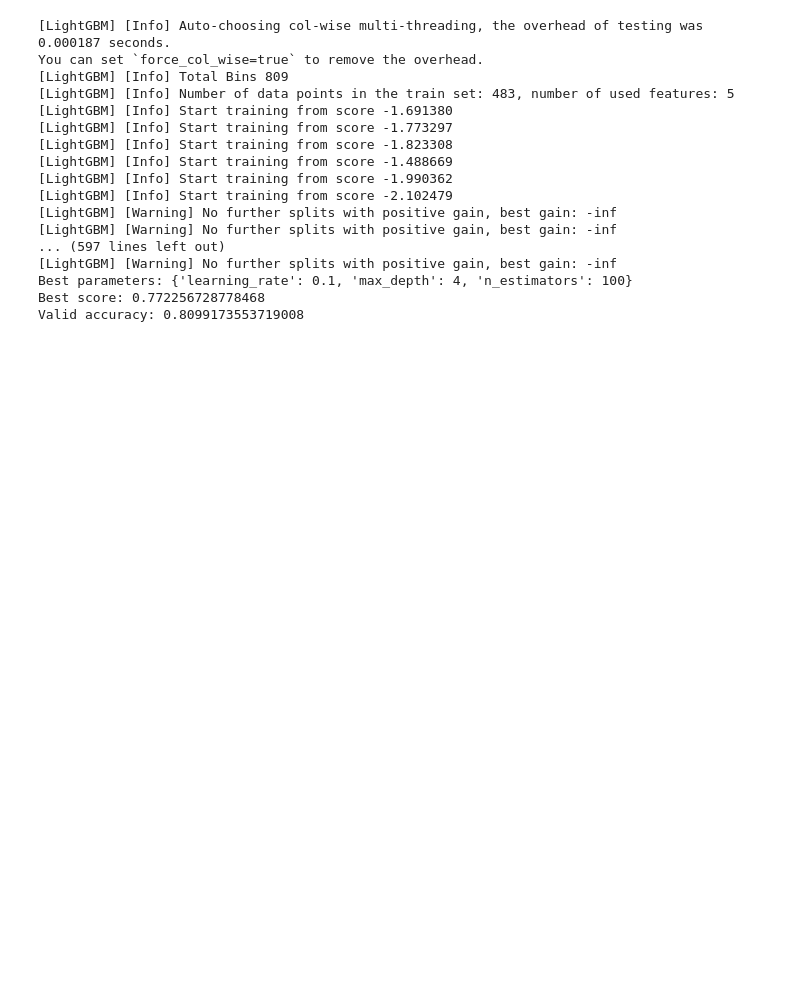
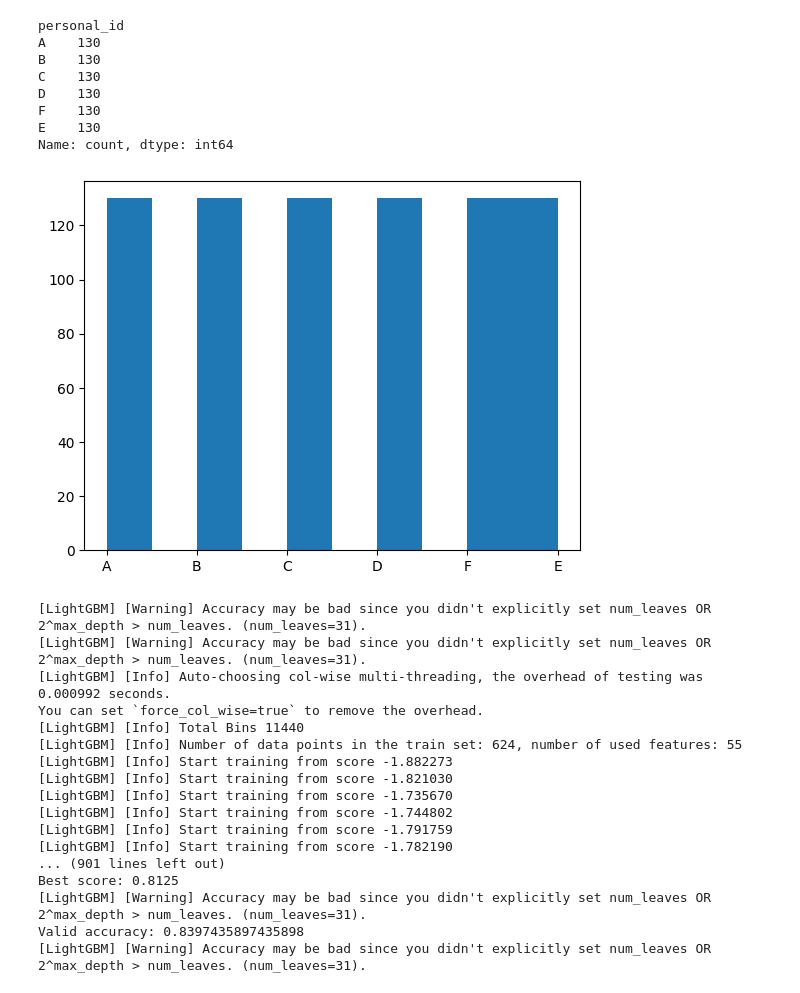
Before and after one commit to tsyu12345/Rikkyo-OpenHouseComp, a Jupyter notebook: 1008-2.ipynb, the cells around one changed output. Saved outputs shown, nothing was run; the diff lists cells and outputs as text; code cells hidden in the pictures; blank space fills up the shorter version.

```diff
--- a/1008-2.ipynb
+++ b/1008-2.ipynb
@@ -9,20 +9,38 @@ from imblearn.over_sampling import SMOTE
 # %%
 train_data = pd.read_csv("./dataset/train_Mod.csv")
 test_data = pd.read_csv("./dataset/test.csv")
 
 # 外れ値の除去
 # 外れ値を削除
 train_data = train_data[train_data['knee_depth'] < 17.5]
 train_data = train_data[train_data['jump_height'] < 80]
 
 # 欠損値を持つ行を削除
 train_data = train_data.dropna()
 
 #最初の６列をXとして格納
 X = train_data.iloc[:, 1:6]
 X_test = train_data.iloc[:, 1:6]
 #最後の列をyとして格納
 y = train_data.iloc[:, -1]
+
+#アップサンプリング
+sm = SMOTE(random_state=42)
+X, y = sm.fit_resample(X, y)
+
+#各データの分布を確認
+plt.hist(y)
+print(y.value_counts())
+# %% [output]
+personal_id
+A    130
+B    130
+C    130
+D    130
+F    130
+E    130
+Name: count, dtype: int64
+[figure, added]
 # %%
 X_train, X_val, y_train, y_val = train_test_split(X, y, test_size=0.2)
 
@@ -52,7 +70,7 @@ lgbm = lgb.LGBMClassifier(objective='multiclass', num_class=6)
 grid_search = GridSearchCV(lgbm, param, cv=3, n_jobs=-1)
 
 # ハイパーパラメータ探索
-grid_search.fit(X_train, y_train)
+grid_search.fit(X_train_poly, y_train)
 
 # 最適なパラメータとその時のスコアを表示
 print(f"Best parameters: {grid_search.best_params_}")
@@ -61,28 +79,41 @@ print(f"Best score: {grid_search.best_score_}")
 # 最適なパラメータでモデルを訓練
 best_lgbm = grid_search.best_estimator_
 
-# テストデータで評価
-y_pred = best_lgbm.predict(X_val)
+# 検証データで評価
+y_pred = best_lgbm.predict(X_val_poly)
 accuracy = accuracy_score(y_val, y_pred)
 print(f"Valid accuracy: {accuracy}")
+
+#テストデータをcsv化
+test_data = test_data.iloc[:, 1:6]
+test_data_scaled = scaler.transform(test_data)
+test_data_poly = poly.transform(test_data_scaled)
+y_pred_test = best_lgbm.predict(test_data_poly)
+y_pred_test = pd.DataFrame(y_pred_test)
+#第１列は'id', 第２列は'personal_id'という列名をつける
+y_pred_test.columns = ['personal_id']
+#idは0起算
+y_pred_test['id'] = y_pred_test.index
+y_pred_test = y_pred_test.reindex(columns=['id', 'personal_id'])
+y_pred_test.to_csv('submit15.csv', index=False)
 # %% [output]
-[LightGBM] [Info] Auto-choosing col-wise multi-threading, the overhead of testing was 0.000187 seconds.
+[LightGBM] [Warning] Accuracy may be bad since you didn't explicitly set num_leaves OR 2^max_depth > num_leaves. (num_leaves=31).
+[LightGBM] [Warning] Accuracy may be bad since you didn't explicitly set num_leaves OR 2^max_depth > num_leaves. (num_leaves=31).
+[LightGBM] [Info] Auto-choosing col-wise multi-threading, the overhead of testing was 0.000992 seconds.
 You can set `force_col_wise=true` to remove the overhead.
-[LightGBM] [Info] Total Bins 809
-[LightGBM] [Info] Number of data points in the train set: 483, number of used features: 5
-[LightGBM] [Info] Start training from score -1.691380
-[LightGBM] [Info] Start training from score -1.773297
-[LightGBM] [Info] Start training from score -1.823308
-[LightGBM] [Info] Start training from score -1.488669
-[LightGBM] [Info] Start training from score -1.990362
-[LightGBM] [Info] Start training from score -2.102479
-[LightGBM] [Warning] No further splits with positive gain, best gain: -inf
-[LightGBM] [Warning] No further splits with positive gain, best gain: -inf
-... (597 lines left out)
-[LightGBM] [Warning] No further splits with positive gain, best gain: -inf
-Best parameters: {'learning_rate': 0.1, 'max_depth': 4, 'n_estimators': 100}
-Best score: 0.772256728778468
-Valid accuracy: 0.8099173553719008
+[LightGBM] [Info] Total Bins 11440
+[LightGBM] [Info] Number of data points in the train set: 624, number of used features: 55
+[LightGBM] [Info] Start training from score -1.882273
+[LightGBM] [Info] Start training from score -1.821030
+[LightGBM] [Info] Start training from score -1.735670
+[LightGBM] [Info] Start training from score -1.744802
+[LightGBM] [Info] Start training from score -1.791759
+[LightGBM] [Info] Start training from score -1.782190
+... (901 lines left out)
+Best score: 0.8125
+[LightGBM] [Warning] Accuracy may be bad since you didn't explicitly set num_leaves OR 2^max_depth > num_leaves. (num_leaves=31).
+Valid accuracy: 0.8397435897435898
+[LightGBM] [Warning] Accuracy may be bad since you didn't explicitly set num_leaves OR 2^max_depth > num_leaves. (num_leaves=31).
 # %%
 #XGBoost
 from xgboost import XGBClassifier
```
Also changed, not shown: parts of 7 cells of this notebook, 15 other files.
